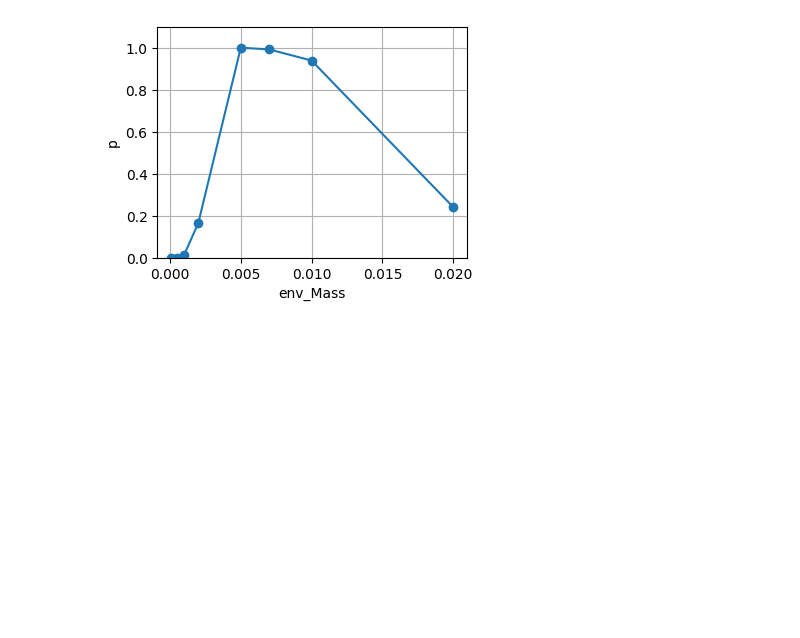
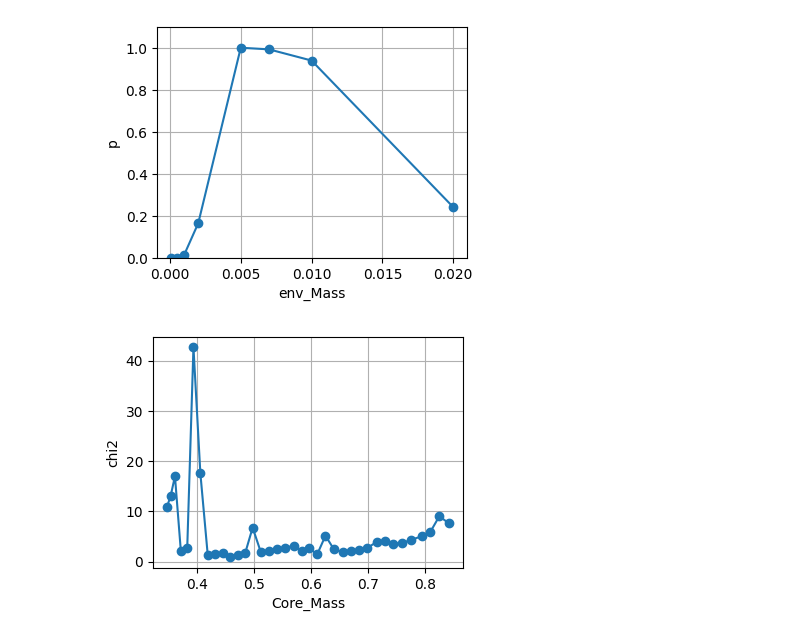
Before and after one commit to Asfmq/blog, a Jupyter notebook: MCMC/mcmc_main.ipynb, the cells around one changed output. Drawn from its saved outputs; the diff is of its cells as text; code cells hidden in the pictures; blank space fills up the shorter version.

```diff
--- a/MCMC/mcmc_main.ipynb
+++ b/MCMC/mcmc_main.ipynb
@@ -955,43 +955,53 @@ import numpy as np
 import os
 import random
 
-method_data = pd.read_csv('/home/fmq/MESA/work/my/MCMC/code/all_data_select.csv')
+method_data = pd.read_csv('/home/fmq/MESA/work/my/MCMC/code/all_sd_data.csv')
 
 
 
 def chi2_sol(observed, predicted, observed_err):
         return ((observed - predicted) / observed_err) ** 2
 
-observed_log_Teff =  4.451219655928133
-observed_log_g = 5.061617403803078
-observed_log_he = -0.9574514862982852
+observed_log_Teff =  4.459543258280413
+observed_log_g = 5.572000026702881
+observed_log_he = -2.679
 # mass_true = observed_data[i]['mass_true']
 # print(mass_true)
-
+method_data = method_data.sort_values('core_mass')
+# method_data = method_data[
+#             (observed_log_Teff - 0.1  < method_data['log_Teff']) &
+#             (method_data['log_Teff'] < observed_log_Teff + 0.1) &
+#             (observed_log_g-0.5 < method_data['log_g']) &
+#             (method_data['log_g'] < observed_log_g + 0.5) #&
+#             # (observed_data_star['log_he'] - nerr*observed_data_star['log_he_err'] < all_method_data['log_he']) &
+#             # (all_method_data['log_he'] < observed_data_star['log_he'] + nerr*observed_data_star['log_he_err'])
+#         ]
 change_indices = np.where(method_data["core_mass"].iloc[:-1].values != method_data["core_mass"].iloc[1:].values)[0]
 predicted_log_teff = method_data['log_Teff'].values
 predicted_log_g = method_data['log_g'].values
 predicted_log_he = method_data['log_he'].values
 chi2_log_Teff = chi2_sol(observed_log_Teff, predicted_log_teff, 0.013)
 chi2_log_g = chi2_sol(observed_log_g, predicted_log_g, 0.25)
 chi2_log_he = chi2_sol(observed_log_he, predicted_log_he, 0.1)
 chi2_interp = chi2_log_Teff + chi2_log_g + chi2_log_he
 chi2_interp_segments = np.split(chi2_interp, change_indices + 1)
 method_data_segments = np.split(method_data, change_indices + 1)
 min_values = []
 for segment in chi2_interp_segments:
         a = min(segment)
         min_values.append(a)
 # min_values = [min(segment) for segment in chi2_interp_segments]
 mass_values = [segment['core_mass'].iloc[0] for segment in method_data_segments]
 # 计算这些最小值的平均值
 import matplotlib.pyplot as plt
 min_log_values = np.log10(min_values)
 # log_p = np.exp(-0.5*vaule for vaule in min_values)
 plt.figure(figsize=(4, 3))
 plt.plot(mass_values, min_values, marker='o')
 plt.xlabel('Core_Mass')
 plt.ylabel('chi2')
-plt.ylim(0, 5)
+# plt.ylim(0, 5)
 plt.grid(True)
 plt.show()
+# %% [output]
+[figure, added]
```
